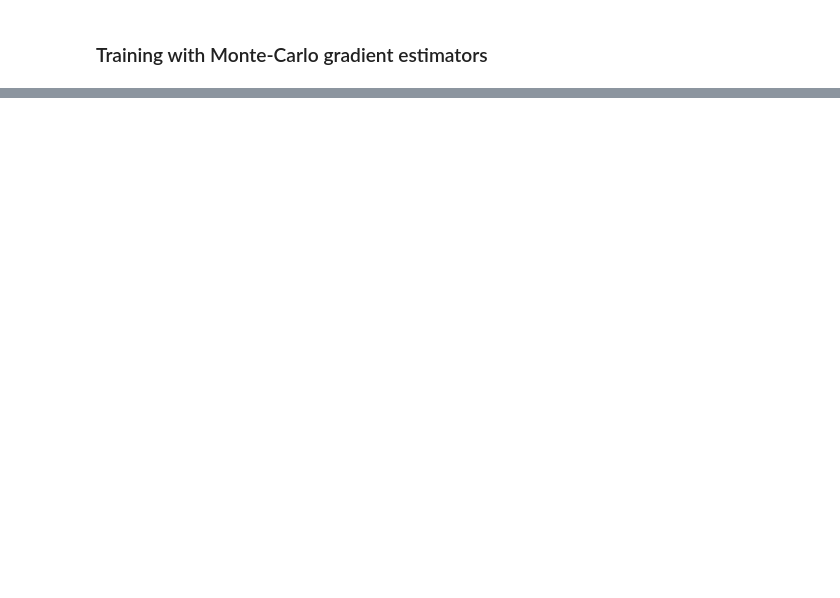
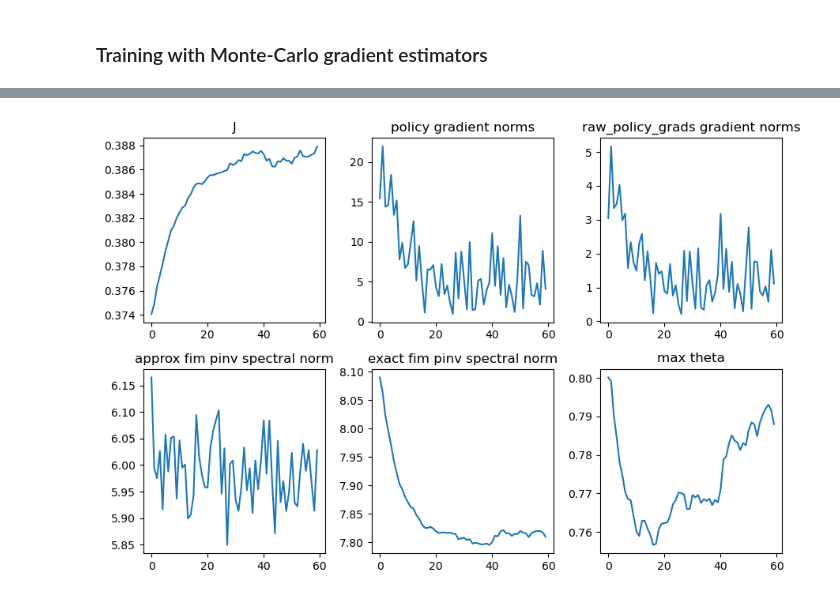
Before and after one commit to RenardDesNeiges/CIRL_Experiments, a Jupyter notebook: notebooks/pg_example.ipynb, the cells around one changed output, grey strips where cells are left out. Cells and saved outputs as stored; diff of their text form; code cells hidden in the pictures; blank space fills up the shorter version.

```diff
--- a/notebooks/pg_example.ipynb
+++ b/notebooks/pg_example.ipynb
@@ -29,0 +65,18 @@ plt.show()
+# %%
+fig, ax = plt.subplots(2,3,figsize=(9,6))
+TracePlotter.plotScalar(ax[0,0],'J',trace)
+TracePlotter.plotGradNorms(ax[0,1],'policy',trace)
+TracePlotter.plotGradNorms(ax[0,2],'raw_policy_grads',trace)
+TracePlotter.plotGradNorms(ax[1,0],'fim_pinv',trace,'approx fim pinv spectral norm')
+TracePlotter.plotGradNorms(ax[1,1],'exact_fim_pinv',trace,'exact fim pinv spectral norm')
+tmaxs=jnp.array([jnp.max(e['params']['policy']) for e in trace])
+ax[1,2].plot(tmaxs); ax[1,2].set_title('max theta')
+
+
+# gridplot(mdp,ax[2],jnp.sum(mdp.R,axis=1),
+            # stochastic_policy=trainer.pFun(trace[-1]['params']['policy']),
+            # goals=mdp.goals)
+fig.tight_layout()
+plt.show()
+# %% [output]
+[figure, added]
```
Also changed, not shown: parts of 8 cells of this notebook, 5 other files.
